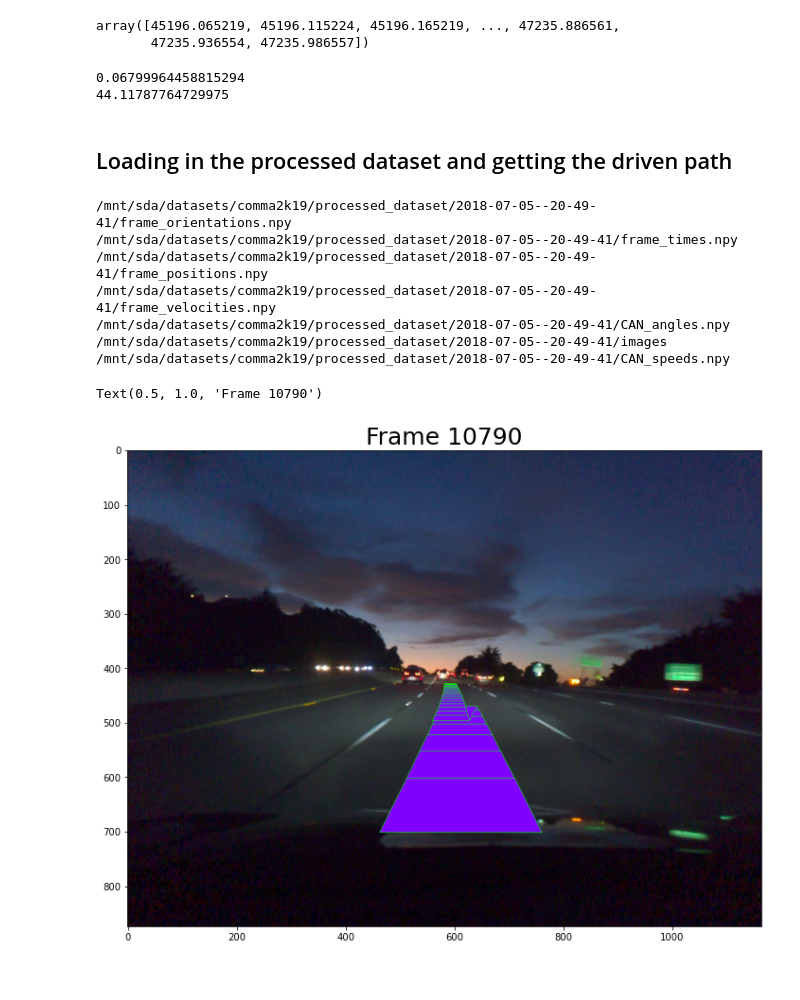
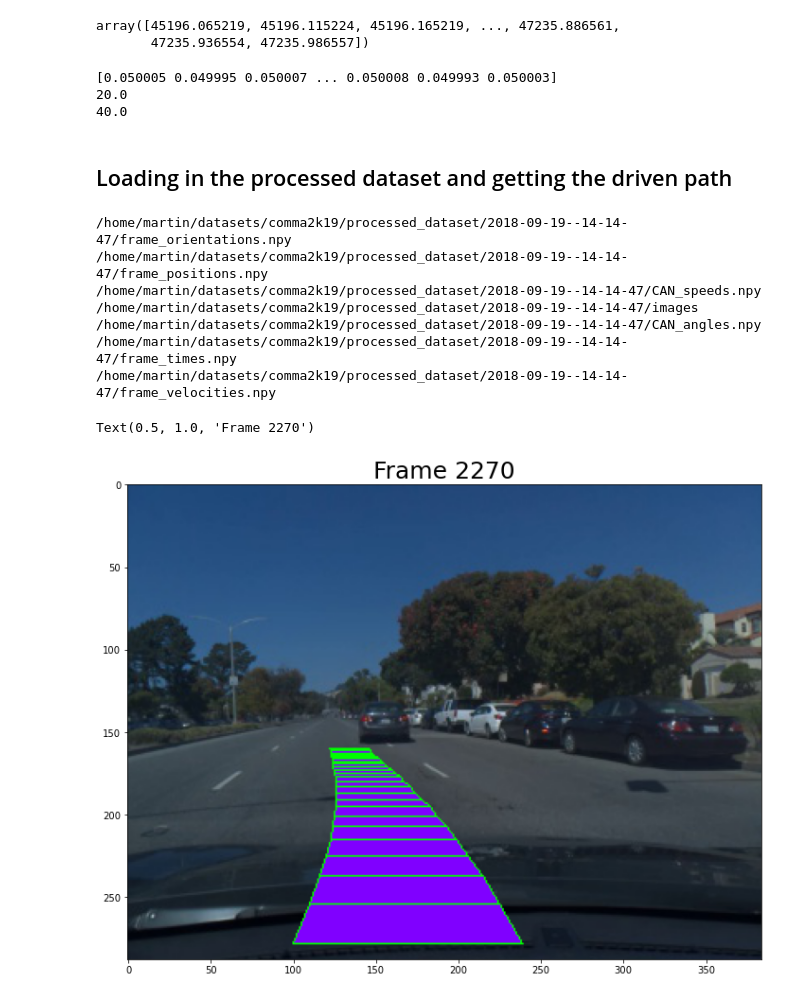
Before and after one commit to MartinEthier/end-to-end-driving, a Jupyter notebook: comma_reader.ipynb, the cells around one changed output. Saved outputs shown, nothing was run; the diff lists cells and outputs as text; code cells hidden in the pictures.

```diff
--- a/comma_reader.ipynb
+++ b/comma_reader.ipynb
@@ -14,7 +15,7 @@ from utils.paths import get_local_path
 # %% [markdown]
 ## Using the comma library to display the driven path
 # %%
-example_segment = Path("/mnt/sda/datasets/comma2k19/processed_dataset/2018-06-18--21-20-21")
+example_segment = Path("/home/martin/datasets/comma2k19/processed_dataset/2018-06-18--21-20-21")
 # %%
 # We can project the path driven onto the first image
 frame_times = np.load(example_segment / 'frame_times.npy')
@@ -44,11 +45,19 @@ def draw_path(device_path, img, width=0.5, height=1, fill_color=(128,0,255), lin
     img_pts_r = img_pts_r[valid].astype(int)
 
     for i in range(1, len(img_pts_l)):
-        u1,v1,u2,v2 = np.append(img_pts_l[i-1], img_pts_r[i-1])
-        u3,v3,u4,v4 = np.append(img_pts_l[i], img_pts_r[i])
-        pts = np.array([[u1,v1],[u2,v2],[u4,v4],[u3,v3]], np.int32).reshape((-1,1,2))
-        cv2.fillPoly(img,[pts],fill_color)
-        cv2.polylines(img,[pts],True,line_color)
+        # Scale image points from original image size to current size
+        w1, h1 = FULL_FRAME_SIZE
+        h2, w2, _ = img.shape
+        u1, v1 = img_pts_l[i-1]
+        u2, v2 = img_pts_r[i-1]
+        u3, v3 = img_pts_l[i]
+        u4, v4 = img_pts_r[i]
+        pts = np.array([[u1, v1], [u2, v2], [u4, v4], [u3, v3]], np.float64)
+        pts[:, 0] *= w2/w1
+        pts[:, 1] *= h2/h1
+        pts = pts.astype(np.int32).reshape((-1, 1, 2))
+        cv2.fillPoly(img, [pts], fill_color)
+        cv2.polylines(img, [pts], True, line_color)
 
 img = imread(str(example_segment / 'images/000000.jpg'))
 print(img.shape)
@@ -56,6 +65,8 @@ print(img.dtype)
 print(np.amax(img))
 print(np.amin(img))
 print(frame_positions_local[1:61].shape)
+# Invert the path for hflip:
+# frame_positions_local[:, 1] *= -1
 draw_path(frame_positions_local[1:61], img) # show next 3 seconds (60 frames)
 figsize(12,12);
 imshow(img)
@@ -104,29 +115,32 @@ frame_times
 array([45196.065219, 45196.115224, 45196.165219, ..., 47235.886561,
        47235.936554, 47235.986557])
 # %%
-frame_len = (frame_times[-1] - frame_times[0])/frame_times.shape[0]
-print(frame_len) # Each frame is ~0.05 seconds apart (20 fps)
-n = 3
+frame_lens = np.diff(frame_times)
+print(frame_lens) # Each frame is ~0.05 seconds apart (20 fps)
+frame_len = 0.05
+print(1/frame_len)
+n = 2
 print(n/frame_len) # Number of frames needed for n seconds
 # %% [output]
-0.06799964458815294
-44.11787764729975
+[0.050005 0.049995 0.050007 ... 0.050008 0.049993 0.050003]
+20.0
+40.0
 # %% [markdown]
 ## Loading in the processed dataset and getting the driven path
 # %%
-dataset_path = Path("/mnt/sda/datasets/comma2k19/processed_dataset")
+dataset_path = Path("/home/martin/datasets/comma2k19/processed_dataset")
 # %%
-segment_path = dataset_path / '2018-07-05--20-49-41'
+segment_path = dataset_path / '2018-09-19--14-14-47'
 for file in segment_path.glob('*'):
     print(file)
 # %% [output]
-/mnt/sda/datasets/comma2k19/processed_dataset/2018-07-05--20-49-41/frame_orientations.npy
-/mnt/sda/datasets/comma2k19/processed_dataset/2018-07-05--20-49-41/frame_times.npy
-/mnt/sda/datasets/comma2k19/processed_dataset/2018-07-05--20-49-41/frame_positions.npy
-/mnt/sda/datasets/comma2k19/processed_dataset/2018-07-05--20-49-41/frame_velocities.npy
-/mnt/sda/datasets/comma2k19/processed_dataset/2018-07-05--20-49-41/CAN_angles.npy
-/mnt/sda/datasets/comma2k19/processed_dataset/2018-07-05--20-49-41/images
-/mnt/sda/datasets/comma2k19/processed_dataset/2018-07-05--20-49-41/CAN_speeds.npy
+/home/martin/datasets/comma2k19/processed_dataset/2018-09-19--14-14-47/frame_orientations.npy
+/home/martin/datasets/comma2k19/processed_dataset/2018-09-19--14-14-47/frame_positions.npy
+/home/martin/datasets/comma2k19/processed_dataset/2018-09-19--14-14-47/CAN_speeds.npy
+/home/martin/datasets/comma2k19/processed_dataset/2018-09-19--14-14-47/images
+/home/martin/datasets/comma2k19/processed_dataset/2018-09-19--14-14-47/CAN_angles.npy
+/home/martin/datasets/comma2k19/processed_dataset/2018-09-19--14-14-47/frame_times.npy
+/home/martin/datasets/comma2k19/processed_dataset/2018-09-19--14-14-47/frame_velocities.npy
 # %%
 # Load in data for this segment
 frame_times = np.load(segment_path / 'frame_times.npy')
@@ -143,14 +157,14 @@ def get_local_path(positions, orientations, reference_idx):
     positions_local = np.einsum('ij,kj->ki', local_from_ecef, positions - positions[reference_idx])
     return positions_local
 # %%
-index = 10790
+index = 2270
 local_path = get_local_path(frame_positions, frame_orientations, index)
 img_name = str(index).zfill(6) + '.jpg'
 image = imread(str(segment_path / 'images' / img_name))
 draw_path(local_path[index:index+30], image) # show 3 seconds
 figsize(12,12);
 imshow(image)
 title(f"Frame {index}", fontsize=25)
 # %% [output]
-Text(0.5, 1.0, 'Frame 10790')
+Text(0.5, 1.0, 'Frame 2270')
-[figure, old version]
+[figure, new version]
```
Also changed, not shown: parts of 5 cells of this notebook, 25 other files.
